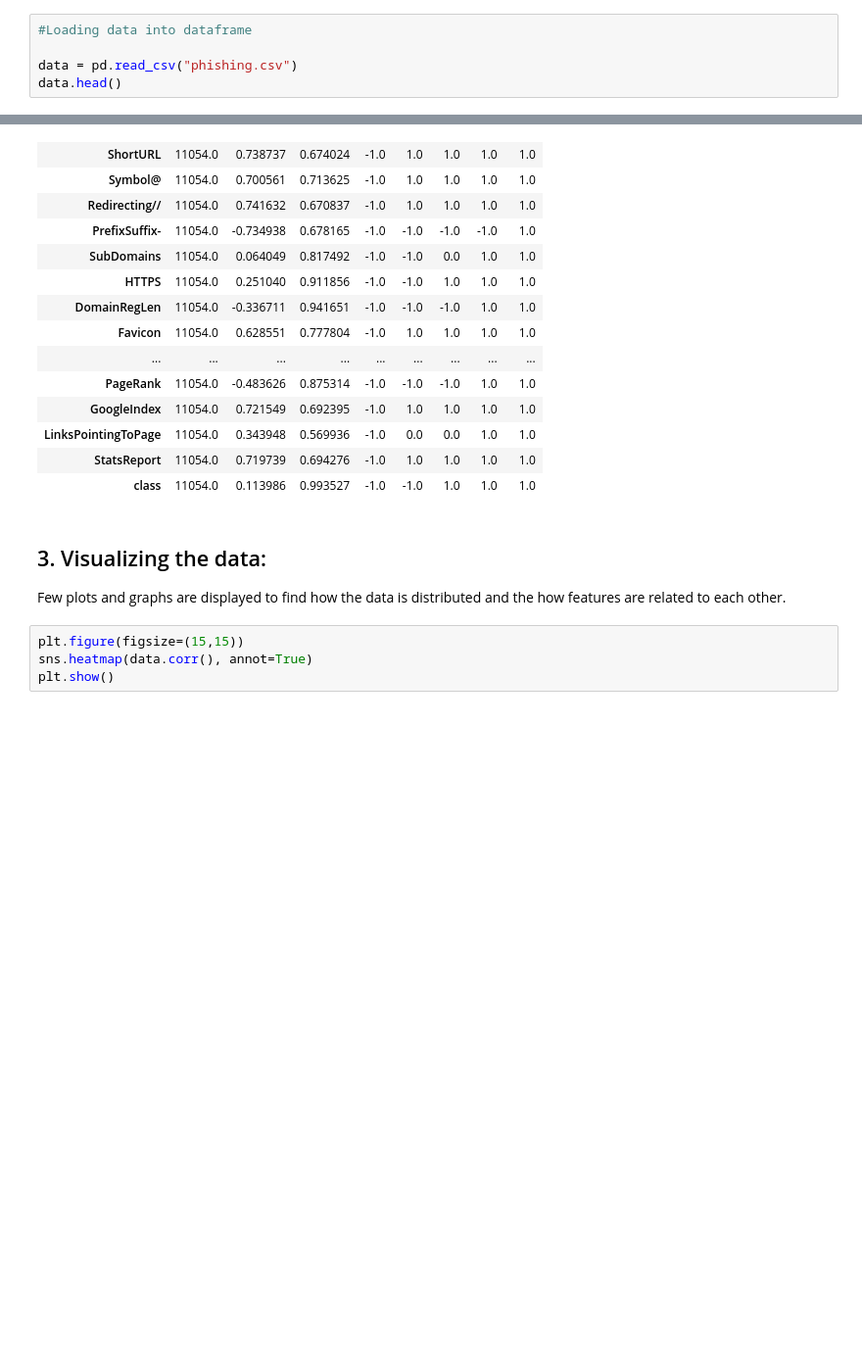
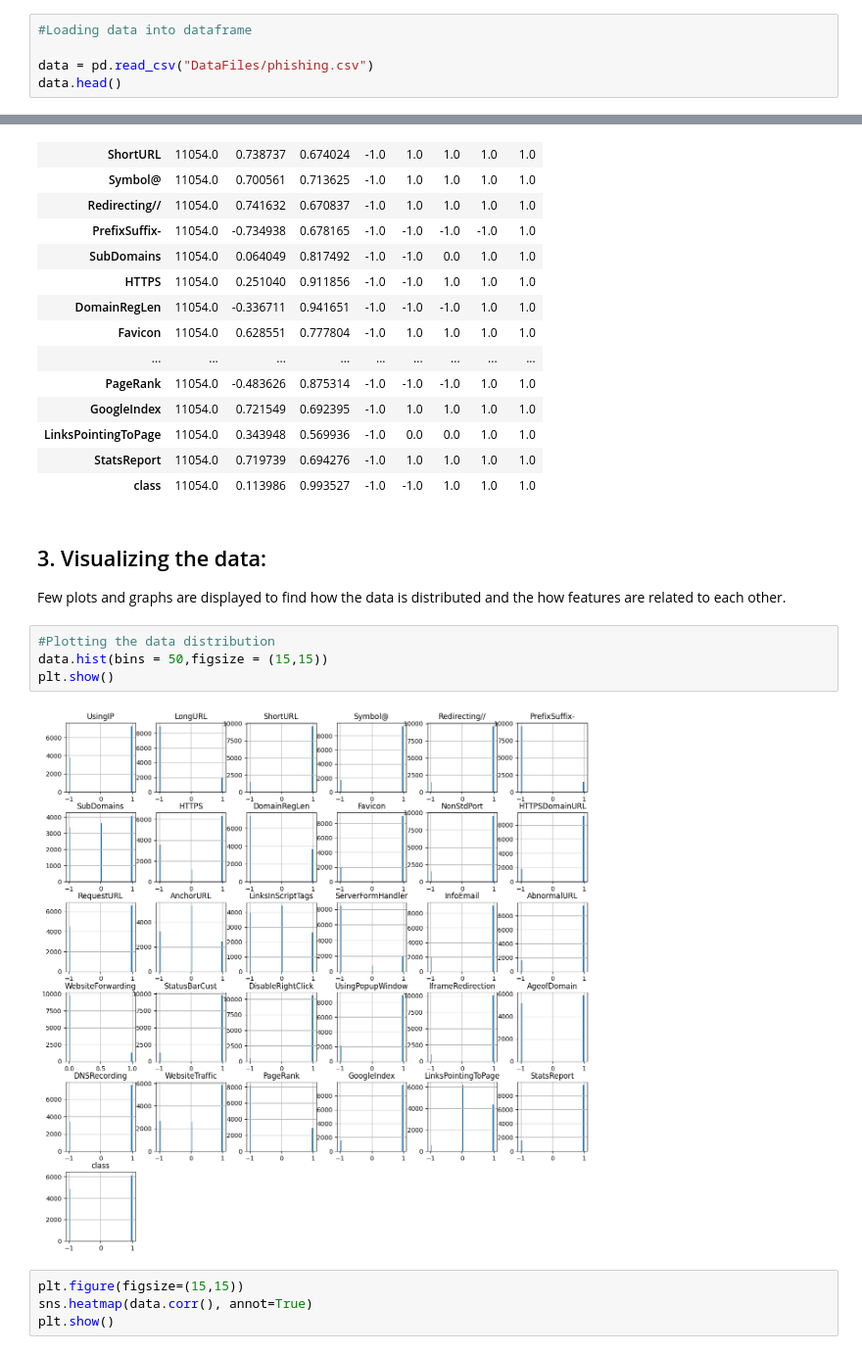
Before and after one commit to mukthar632/Phishing-detector, a Jupyter notebook: Phishingproject.ipynb, the cells around one changed output, grey strips where cells are left out. Shown at 98% size. Drawn from its saved outputs; the diff is of its cells as text; blank space fills up the shorter version.

```diff
--- a/Phishingproject.ipynb
+++ b/Phishingproject.ipynb
@@ -34,7 +34,7 @@ The overview of this dataset is, it has 11054 samples with 32 features. Download
 # %%
 #Loading data into dataframe
 
-data = pd.read_csv("phishing.csv")
+data = pd.read_csv("DataFiles/phishing.csv")
 data.head()
 # %% [output]
 |  | Index | UsingIP | LongURL | ShortURL | Symbol@ | Redirecting// | PrefixSuffix- | SubDomains | HTTPS | ... |
@@ -132,6 +132,12 @@ data.describe().T
 # %% [markdown]
 ## 3. Visualizing the data:
 Few plots and graphs are displayed to find how the data is distributed and the how features are related to each other.
+# %%
+#Plotting the data distribution
+data.hist(bins = 50,figsize = (15,15))
+plt.show()
+# %% [output]
+[figure, added]
 # %%
 plt.figure(figsize=(15,15))
 sns.heatmap(data.corr(), annot=True)
```
